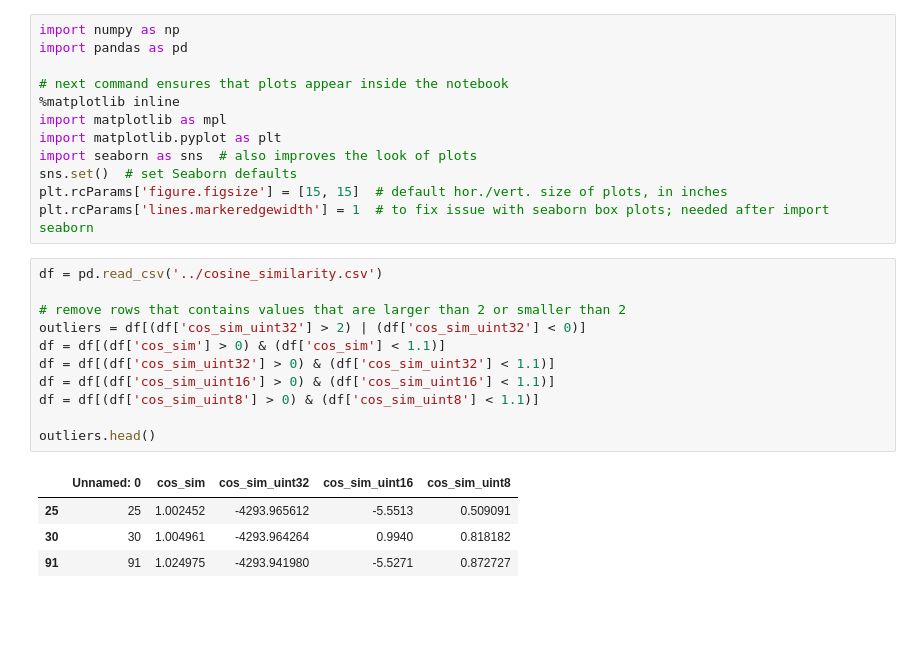
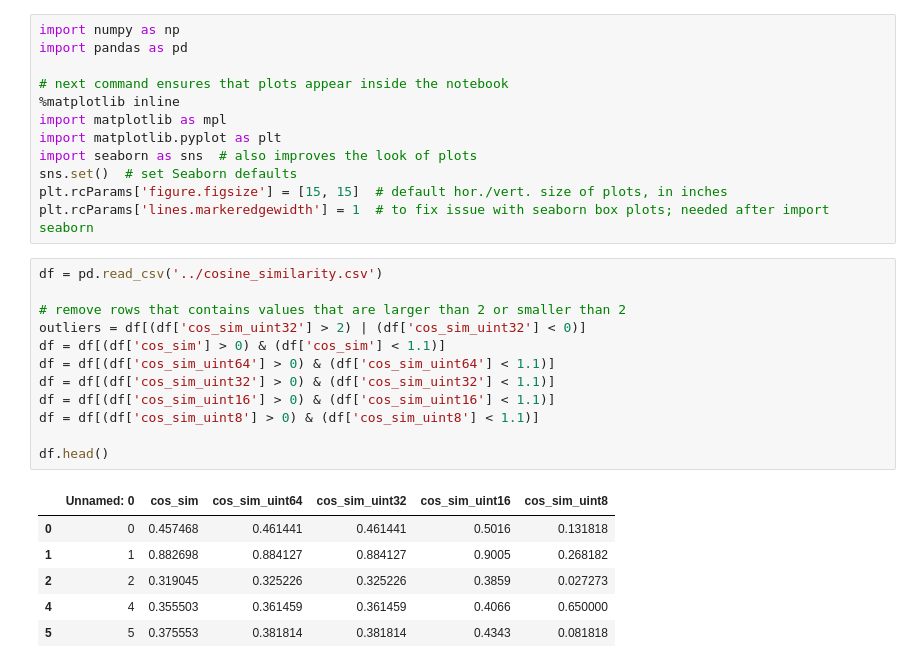
Before and after one commit to ChiemStevens/pffrocd, a Jupyter notebook: plotting/cos_sim.ipynb, the cells around one changed output. Drawn from its saved outputs; the diff is of its cells as text; blank space fills up the shorter version.

```diff
--- a/plotting/cos_sim.ipynb
+++ b/plotting/cos_sim.ipynb
@@ -13,19 +13,22 @@ plt.rcParams['lines.markeredgewidth'] = 1  # to fix issue with seaborn box plots
 # %%
 df = pd.read_csv('../cosine_similarity.csv')
 
 # remove rows that contains values that are larger than 2 or smaller than 2
 outliers = df[(df['cos_sim_uint32'] > 2) | (df['cos_sim_uint32'] < 0)]
 df = df[(df['cos_sim'] > 0) & (df['cos_sim'] < 1.1)]
+df = df[(df['cos_sim_uint64'] > 0) & (df['cos_sim_uint64'] < 1.1)]
 df = df[(df['cos_sim_uint32'] > 0) & (df['cos_sim_uint32'] < 1.1)]
 df = df[(df['cos_sim_uint16'] > 0) & (df['cos_sim_uint16'] < 1.1)]
 df = df[(df['cos_sim_uint8'] > 0) & (df['cos_sim_uint8'] < 1.1)]
 
-outliers.head()
+df.head()
 # %% [output]
-|  | Unnamed: 0 | cos_sim | cos_sim_uint32 | cos_sim_uint16 | cos_sim_uint8 |
-| 25 | 25 | 1.002452 | -4293.965612 | -5.5513 | 0.509091 |
-| 30 | 30 | 1.004961 | -4293.964264 | 0.9940 | 0.818182 |
-| 91 | 91 | 1.024975 | -4293.941980 | -5.5271 | 0.872727 |
+|  | Unnamed: 0 | cos_sim | cos_sim_uint64 | cos_sim_uint32 | cos_sim_uint16 | cos_sim_uint8 |
+| 0 | 0 | 0.457468 | 0.461441 | 0.461441 | 0.5016 | 0.131818 |
+| 1 | 1 | 0.882698 | 0.884127 | 0.884127 | 0.9005 | 0.268182 |
+| 2 | 2 | 0.319045 | 0.325226 | 0.325226 | 0.3859 | 0.027273 |
+| 4 | 4 | 0.355503 | 0.361459 | 0.361459 | 0.4066 | 0.650000 |
+| 5 | 5 | 0.375553 | 0.381814 | 0.381814 | 0.4343 | 0.081818 |
 # %%
 # output the average differnce between cos_sim and cos_sim_uint8
 diff = df["cos_sim_uint8"] - df["cos_sim"]
```
Also changed, not shown: parts of 1 cell of this notebook, 1 other file.
